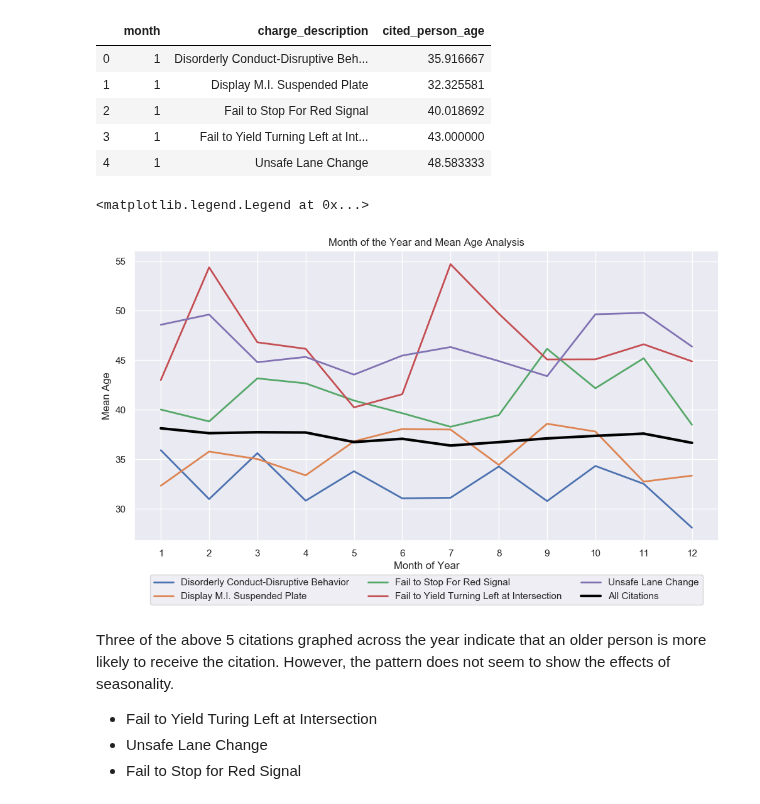
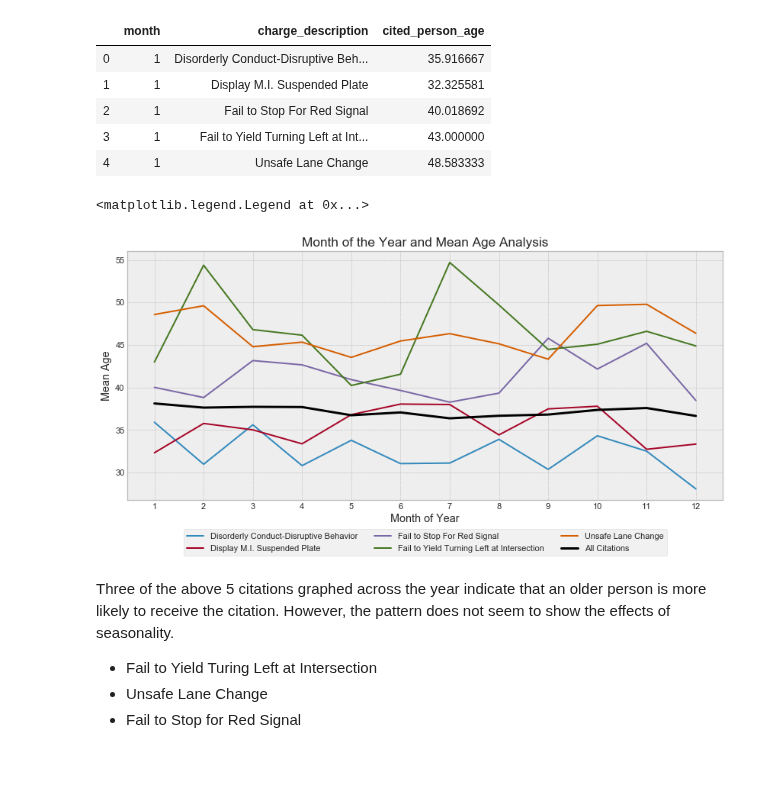
Before and after one commit to mrkjhsn/Thinkful-Exercises, a Jupyter notebook: capstone_1/Influence of Seasonal Visitors on City of Scottsdale Citations.ipynb, the cells around one changed output. Cells and saved outputs as stored; diff of their text form; code cells hidden in the pictures; blank space fills up the shorter version.

```diff
--- a/capstone_1/Influence of Seasonal Visitors on City of Scottsdale Citations.ipynb
+++ b/capstone_1/Influence of Seasonal Visitors on City of Scottsdale Citations.ipynb
@@ -233,33 +224,33 @@ top5_variance.groupby([top5_variance.month, top5_variance.charge_description])['
 | 4 | 1 | Unsafe Lane Change | 48.583333 |
 # %%
 # graph the mean age of citations with highest variance throughout the year
-sns.set(rc={'figure.figsize':(12,6)})
+sns.set(rc={'figure.figsize':(14,6)})
 sns.set(rc={"lines.linewidth":2})
-
+plt.style.use('bmh')
 ax = sns.lineplot(y=top5_variance.groupby([top5_variance.month, top5_variance.charge_description])['cited_person_age'].mean().reset_index().iloc[:,2],
             x=top5_variance.groupby([top5_variance.month, top5_variance.charge_description])['cited_person_age'].mean().reset_index().iloc[:,0],
             hue=top5_variance.groupby([top5_variance.month, top5_variance.charge_description])['cited_person_age'].mean().reset_index().iloc[:,1])
 
 # graph mean age of all citations in bold
 x = top20_citations.groupby([top20_citations.month]) \
     ['cited_person_age'].mean().reset_index().rename(columns={'cited_person_age': 'All Citations'}).iloc[:,0]
 
 y1 = top20_citations.groupby([top20_citations.month]) \
     ['cited_person_age'].mean().reset_index().rename(columns={'cited_person_age': 'All Citations'}).iloc[:,1]
 
 plt.plot(x, y1, color='black',linewidth=3)
 
 plt.ylabel('Mean Age')
 plt.xlabel('Month of Year')
 plt.title("Month of the Year and Mean Age Analysis")
 
 ax.xaxis.set_major_locator(ticker.MultipleLocator())
 
 handles, labels = ax.get_legend_handles_labels()
 ax.legend(handles=handles[1:], labels=labels[1:], loc='upper center', bbox_to_anchor=(0.5, -0.1), ncol=3)
 # %% [output]
 <matplotlib.legend.Legend at 0x...>
-[figure, old version]
+[figure, new version]
 # %% [markdown]
 Three of the above 5 citations graphed across the year indicate that an older person is more likely to receive the citation.  However, the pattern does not seem to show the effects of seasonality.
 
```
Also changed, not shown: parts of 55 cells of this notebook.
